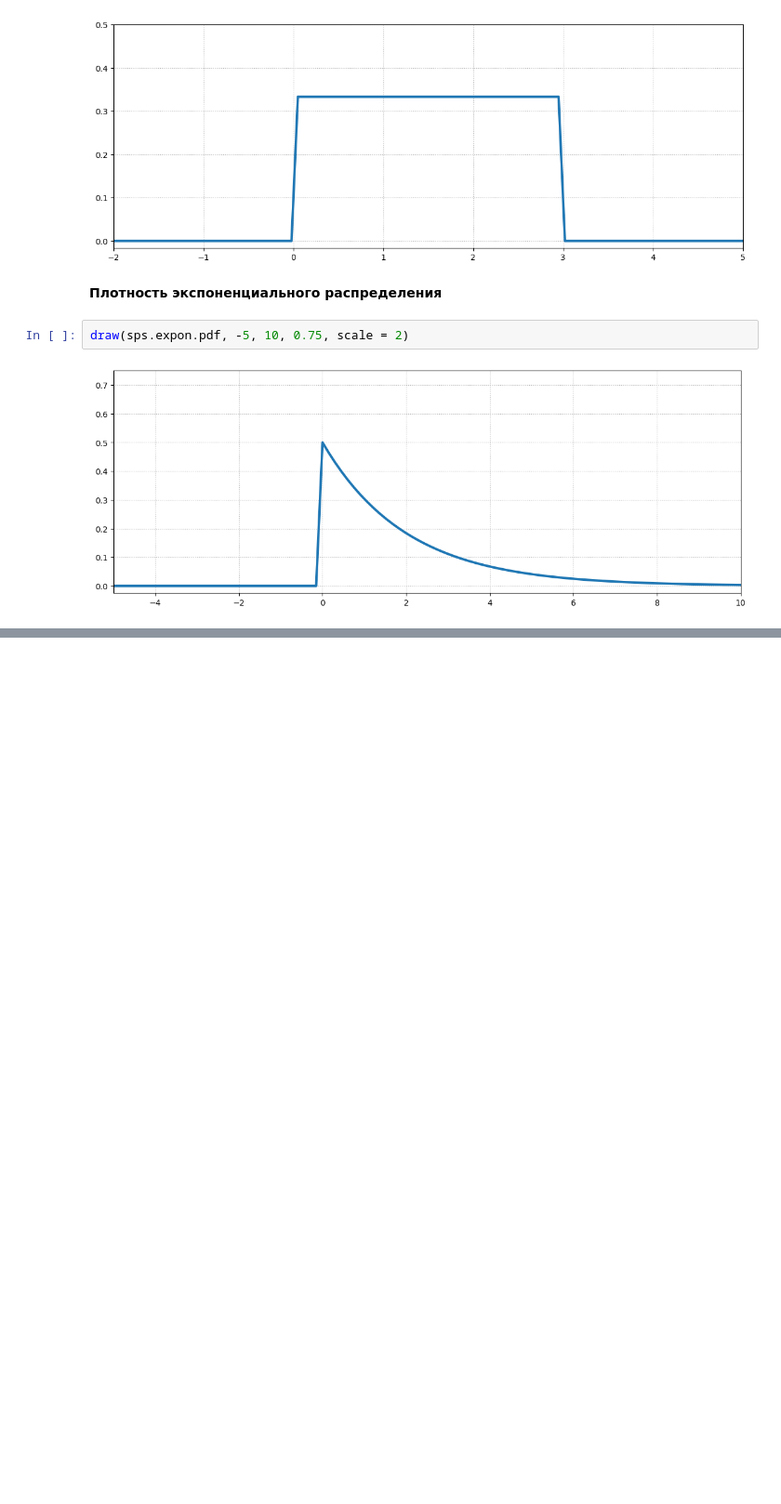
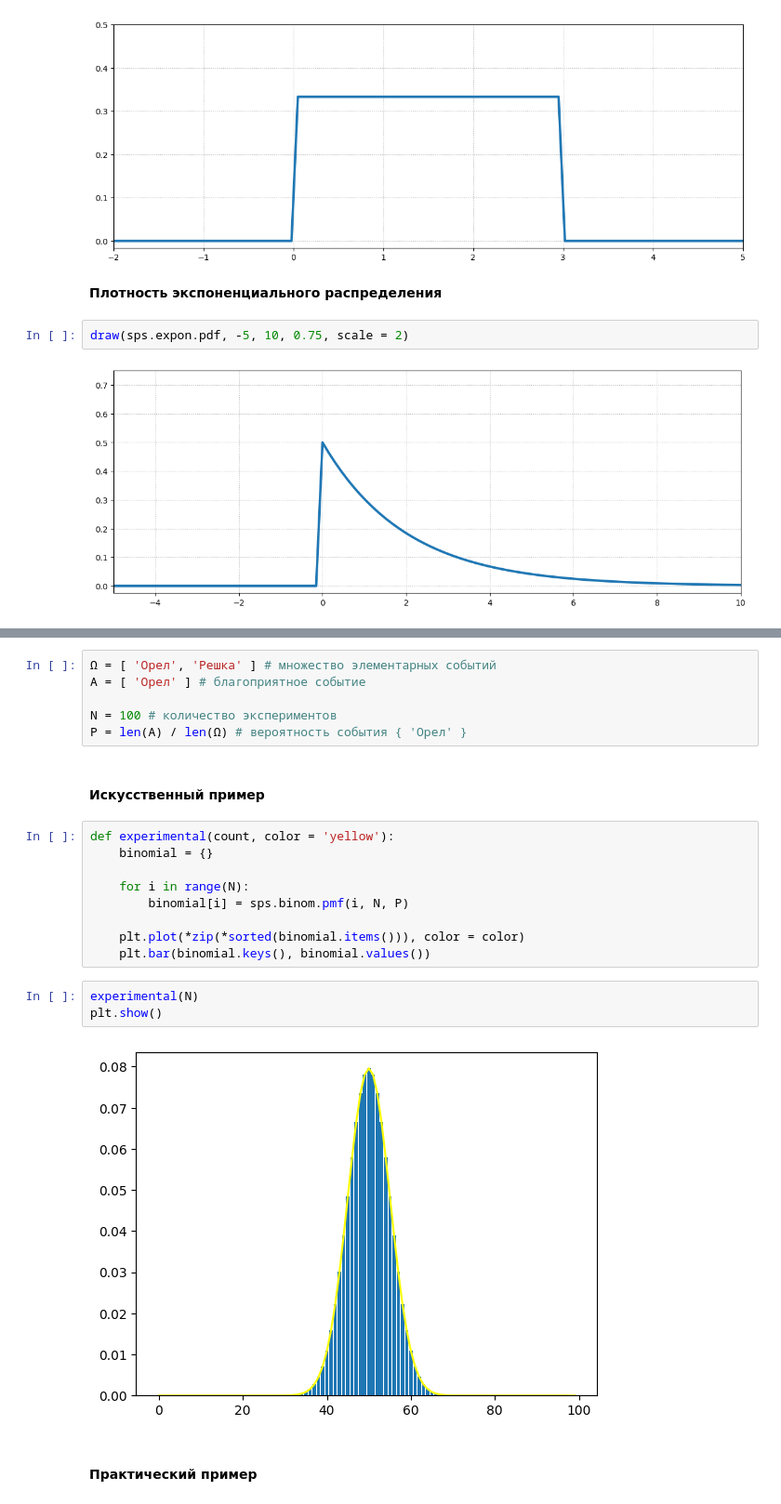
Before and after one commit to funcid/data-science, a Jupyter notebook: 05. Мат. ожидание, дисперсия, корреляция, ковариация.ipynb, the cells around one changed output, grey strips where cells are left out. Shown at 93% size. Saved outputs shown, nothing was run; the diff lists cells and outputs as text; blank space fills up the shorter version.

Commit message:
Пример биномиального распределения

```diff
--- a/05. Мат. ожидание, дисперсия, корреляция, ковариация.ipynb
+++ b/05. Мат. ожидание, дисперсия, корреляция, ковариация.ipynb
@@ -75,0 +86,24 @@ draw(sps.expon.pdf, -5, 10, 0.75, scale = 2)
+# %%
+Ω = [ 'Орел', 'Решка' ] # множество элементарных событий
+A = [ 'Орел' ] # благоприятное событие
+
+N = 100 # количество экспериментов
+P = len(A) / len(Ω) # вероятность события { 'Орел' }
+# %% [markdown]
+#### Искусственный пример
+# %%
+def experimental(count, color = 'yellow'):
+    binomial = {}
+
+    for i in range(N):
+        binomial[i] = sps.binom.pmf(i, N, P)
+
+    plt.plot(*zip(*sorted(binomial.items())), color = color)
+    plt.bar(binomial.keys(), binomial.values())
+# %%
+experimental(N)
+plt.show()
+# %% [output]
+[figure, added]
+# %% [markdown]
+#### Практический пример
```
Also changed, not shown: parts of 11 cells of this notebook, 3 other files.
